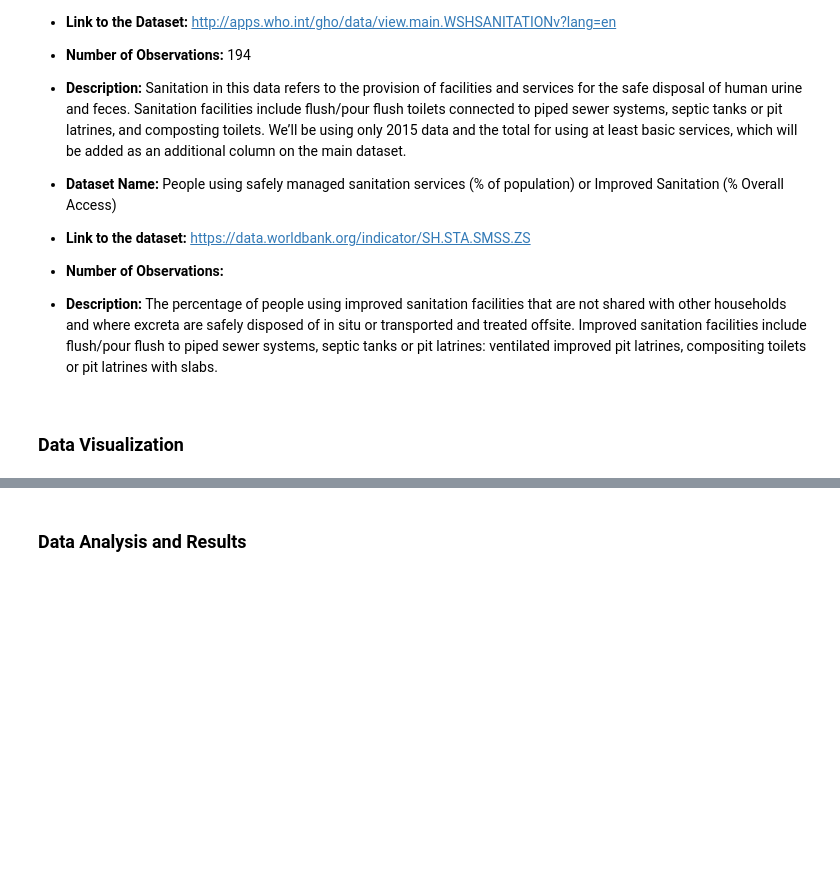
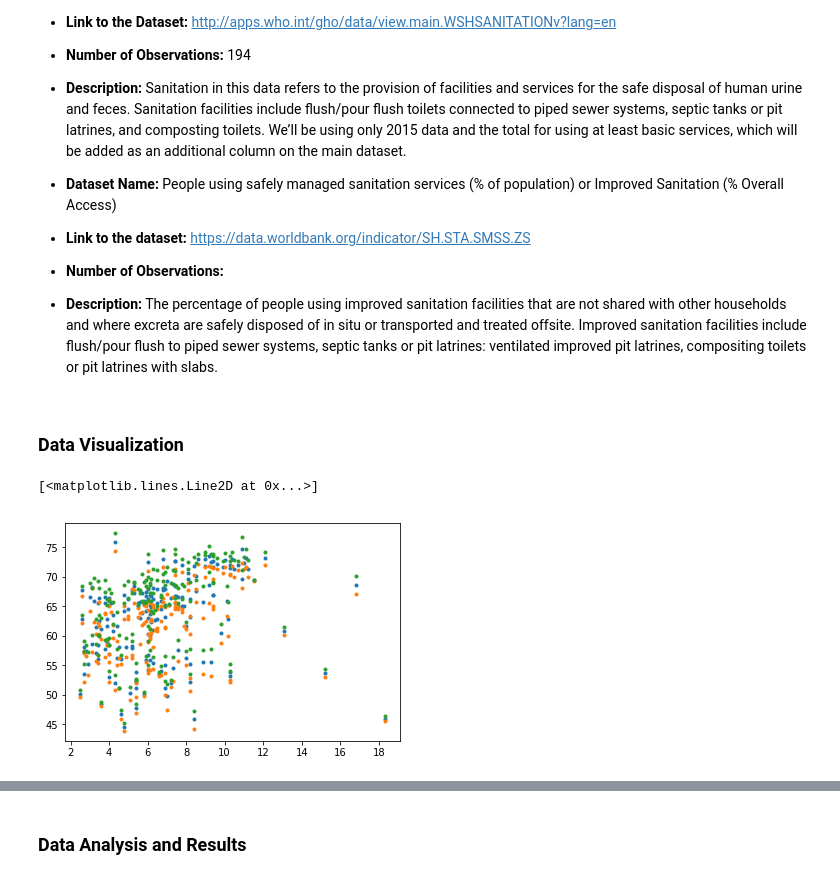
Before and after one commit to debbievo/COGS108_Repo, a Jupyter notebook: FinalProject.ipynb, the cells around one changed output, grey strips where cells are left out. Saved outputs shown, nothing was run; the diff lists cells and outputs as text; code cells hidden in the pictures; blank space fills up the shorter version.

Commit message:
Added in Data Visualization for Scatter Plots

```diff
--- a/FinalProject.ipynb
+++ b/FinalProject.ipynb
@@ -160,3 +160,42 @@ lifeExp_df2015 = lifeExp_df.loc[(lifeExp_df.Year != ' 2000') & (lifeExp_df.Year
 healthyLifeExp_df2015 = healthyLifeExp_df.loc[(healthyLifeExp_df.Year != ' 2000') & (healthyLifeExp_df.Year != ' 2005') & (healthyLifeExp_df.Year != ' 2010') & (healthyLifeExp_df.Year != ' 2016')]
 # %% [markdown]
 ### Data Visualization
+# %%
+### ADAM ###
+
+#Remove needless line
+LifeExp = healthyLifeExp_df2015.drop(['Country'])
+#Dropping Rwanda due to wierd data
+LifeExp = LifeExp.drop(['Rwanda'])
+#Rename Conflicting Columns
+improvedSani.columns = ['Country', 'Improved Sanitation']
+gdp_df.columns = ['Country', 'GDP']
+LifeExp.columns = ['Year', 'LifeExp at Birth', 'LifeExp at Birth Male', 'LifeExp at Birth Female', 'LifeExp at 60', 'LifeExp at 60 Male', 'LifeExp at 60 Female']
+#safeSani.columns = []
+
+#Merge DataFrames
+gdp_safeSani = pd.merge(gdp_df, safeSani,  on='Country')
+gdp_LifeExp = pd.merge(gdp_df, LifeExp,  on='Country')
+gdp_impSani = pd.merge(gdp_df, improvedSani,  on='Country')
+
+gdp_safeSani_LifeExp = pd.merge(gdp_safeSani, LifeExp,  on='Country')
+# %%
+#convert dtypes
+
+gdp_safeSani[['GDP', 'Total pop. using basic sanitation services (2015)', 'Total pop. using safely managed sanitation services (2015)']] = gdp_safeSani[['GDP', 'Total pop. using basic sanitation services (2015)', 'Total pop. using safely managed sanitation services (2015)']].apply(pd.to_numeric)
+
+gdp_LifeExp[['GDP', 'Year', 'LifeExp at Birth', 'LifeExp at Birth Male', 'LifeExp at Birth Female', 'LifeExp at 60', 'LifeExp at 60 Male', 'LifeExp at 60 Female']] = gdp_LifeExp[['GDP', 'Year', 'LifeExp at Birth', 'LifeExp at Birth Male', 'LifeExp at Birth Female', 'LifeExp at 60', 'LifeExp at 60 Male', 'LifeExp at 60 Female']].apply(pd.to_numeric)
+
+gdp_impSani[['GDP', 'Improved Sanitation']] = gdp_impSani[['GDP', 'Improved Sanitation']].apply(pd.to_numeric)
+
+gdp_safeSani_LifeExp[['GDP']] = gdp_safeSani_LifeExp[['GDP']].apply(pd.to_numeric)
+gdp_safeSani_LifeExp[['Total pop. using basic sanitation services (2015)']] = gdp_safeSani_LifeExp[['Total pop. using basic sanitation services (2015)']].apply(pd.to_numeric)
+gdp_safeSani_LifeExp[['LifeExp at Birth']] = gdp_safeSani_LifeExp[['LifeExp at Birth']].apply(pd.to_numeric)
+# %%
+#GDP vs Life Expectency
+plt.plot(gdp_LifeExp['GDP'], gdp_LifeExp['LifeExp at Birth'], '.')
+plt.plot(gdp_LifeExp['GDP'], gdp_LifeExp['LifeExp at Birth Male'], '.')
+plt.plot(gdp_LifeExp['GDP'], gdp_LifeExp['LifeExp at Birth Female'], '.')
+# %% [output]
+[<matplotlib.lines.Line2D at 0x...>]
+[figure, added]
```
Also changed, not shown: parts of 3 cells of this notebook.
